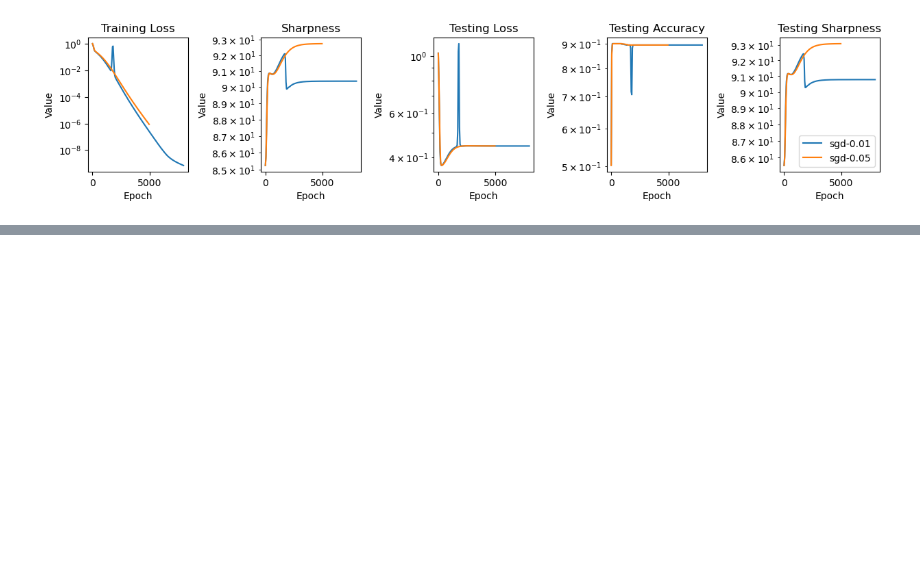
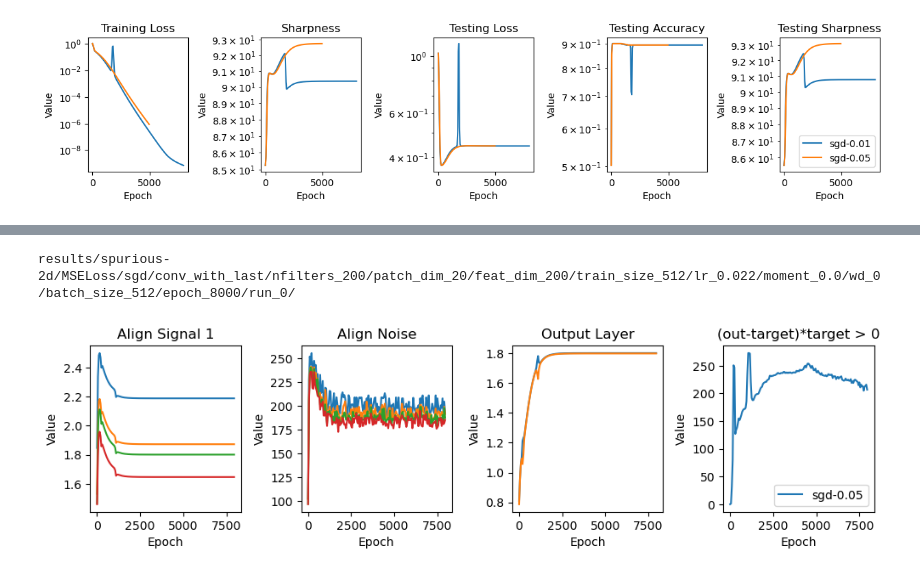
Before and after one commit to lucmonl/mlopt, a Jupyter notebook: notebook/edge_of_stability.ipynb, the cells around one changed output, grey strips where cells are left out. Saved outputs shown, nothing was run; the diff lists cells and outputs as text; code cells hidden in the pictures; blank space fills up the shorter version.

```diff
--- a/notebook/edge_of_stability.ipynb
+++ b/notebook/edge_of_stability.ipynb
@@ -851,0 +924,6 @@ align = get_attr(opt_name, model_params, opt_params, "align_noise")
+# %%
+from plot_functions import plot_figures_align
+plot_figures_align(["sgd-0.05"], model_params, opt_params, signal_nums=1)
+# %% [output]
+results/spurious-2d/MSELoss/sgd/conv_with_last/nfilters_200/patch_dim_20/feat_dim_200/train_size_512/lr_0.022/moment_0.0/wd_0/batch_size_512/epoch_8000/run_0/
+[figure, added]
```
Also changed, not shown: parts of 20 cells of this notebook, 6 other files.
